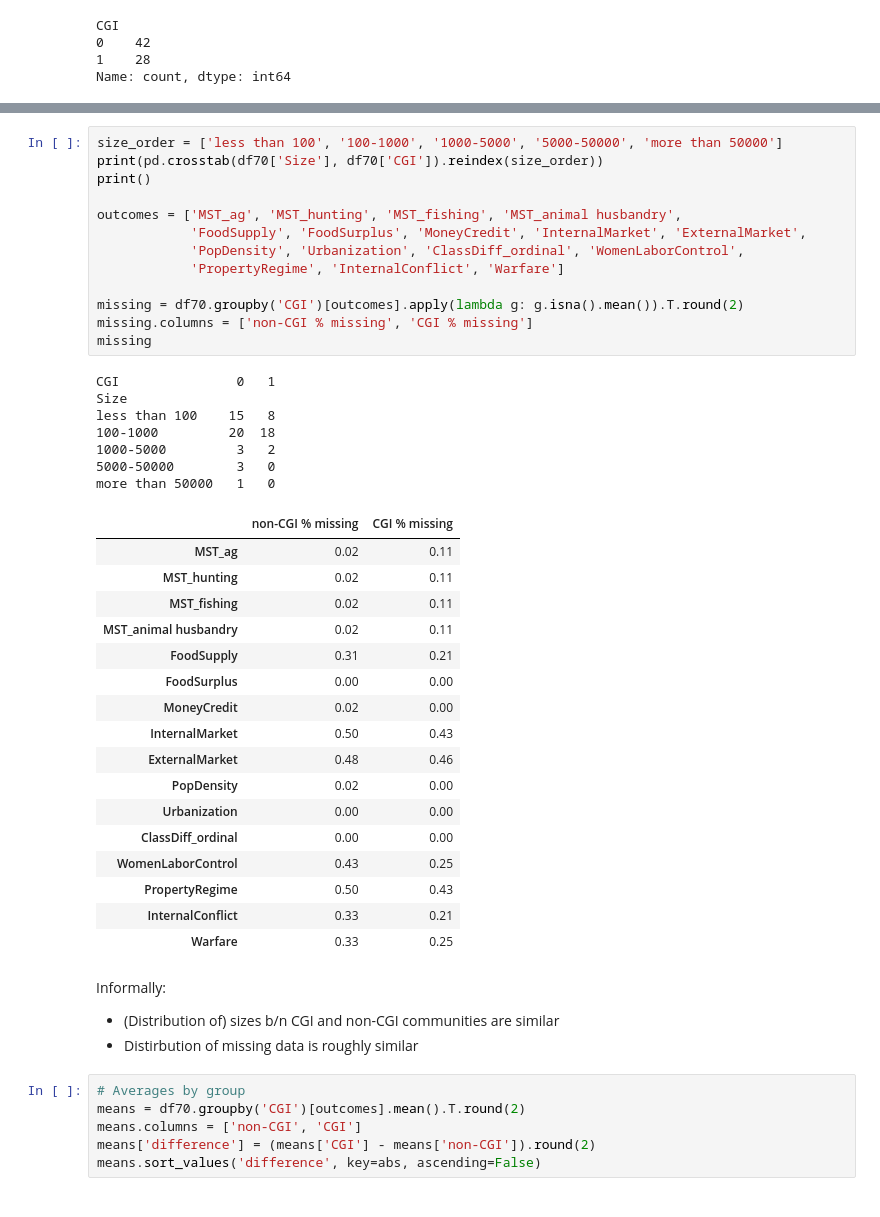
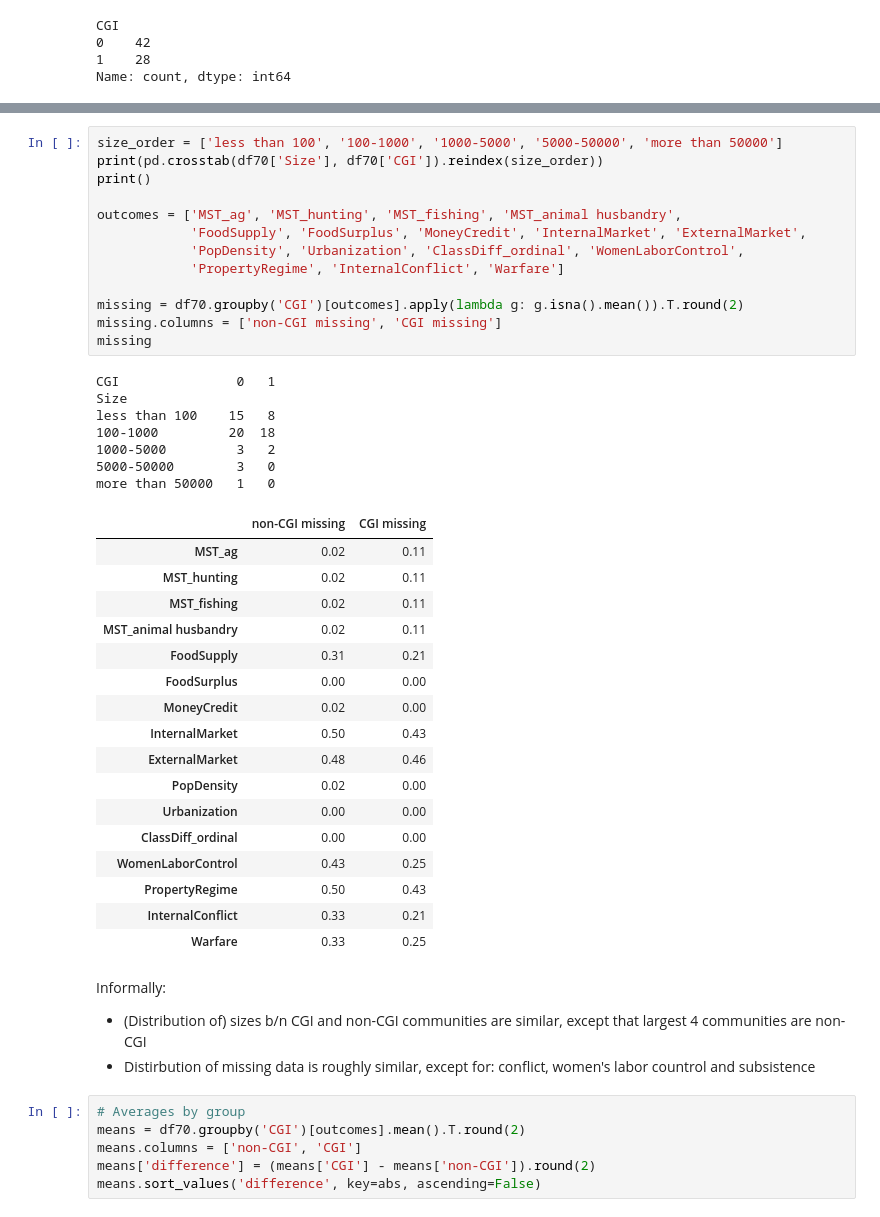
Before and after one commit to rileynwong/cgi-analysis, a Jupyter notebook: CGI_Replication_Manual.ipynb, the cells around one changed output, grey strips where cells are left out. Saved outputs shown, nothing was run; the diff lists cells and outputs as text.

```diff
--- a/CGI_Replication_Manual.ipynb
+++ b/CGI_Replication_Manual.ipynb
@@ -867,25 +853,25 @@ df70
 # %%
 size_order = ['less than 100', '100-1000', '1000-5000', '5000-50000', 'more than 50000']
 print(pd.crosstab(df70['Size'], df70['CGI']).reindex(size_order))
 print()
 
 outcomes = ['MST_ag', 'MST_hunting', 'MST_fishing', 'MST_animal husbandry',
             'FoodSupply', 'FoodSurplus', 'MoneyCredit', 'InternalMarket', 'ExternalMarket',
             'PopDensity', 'Urbanization', 'ClassDiff_ordinal', 'WomenLaborControl',
             'PropertyRegime', 'InternalConflict', 'Warfare']
 
 missing = df70.groupby('CGI')[outcomes].apply(lambda g: g.isna().mean()).T.round(2)
-missing.columns = ['non-CGI % missing', 'CGI % missing']
+missing.columns = ['non-CGI missing', 'CGI missing']
 missing
 # %% [output]
 CGI               0   1
 Size
 less than 100    15   8
 100-1000         20  18
 1000-5000         3   2
 5000-50000        3   0
 more than 50000   1   0
-|  | non-CGI % missing | CGI % missing |
+|  | non-CGI missing | CGI missing |
 | MST_ag | 0.02 | 0.11 |
 | MST_hunting | 0.02 | 0.11 |
 | MST_fishing | 0.02 | 0.11 |
@@ -904,8 +890,8 @@ more than 50000   1   0
 | Warfare | 0.33 | 0.25 |
 # %% [markdown]
 Informally:
-- (Distribution of) sizes b/n CGI and non-CGI communities are similar
-- Distirbution of missing data is roughly similar
+- (Distribution of) sizes b/n CGI and non-CGI communities are similar, except that largest 4 communities are non-CGI
+- Distirbution of missing data is roughly similar, except for: conflict, women's labor countrol and subsistence
 # %%
 # Averages by group
 means = df70.groupby('CGI')[outcomes].mean().T.round(2)
```
Also changed, not shown: parts of 6 cells of this notebook.
